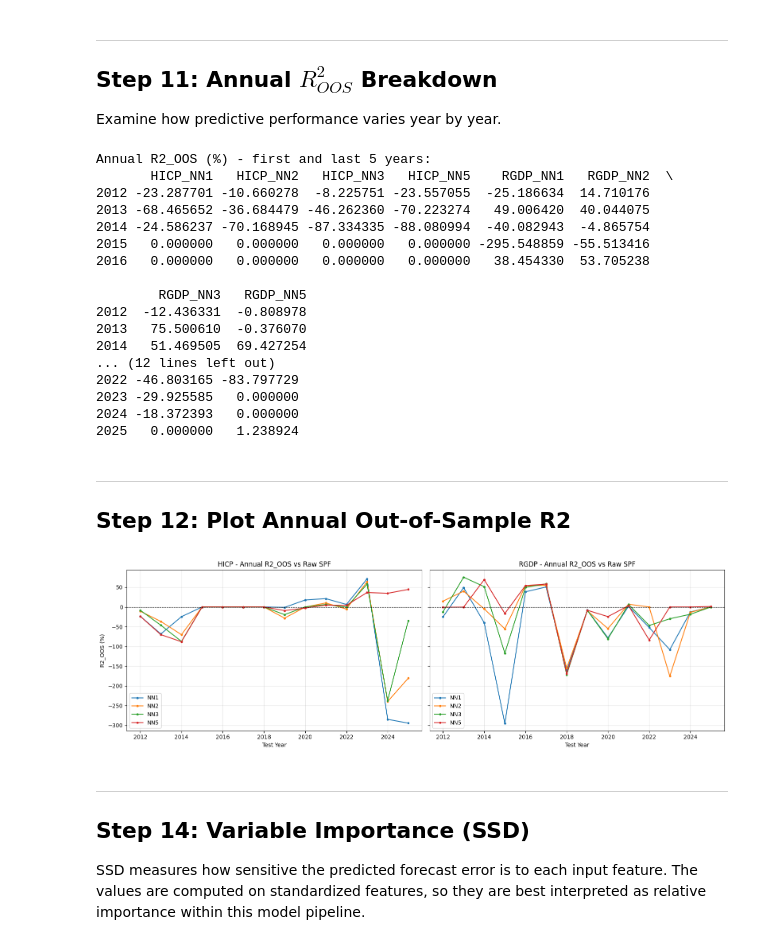
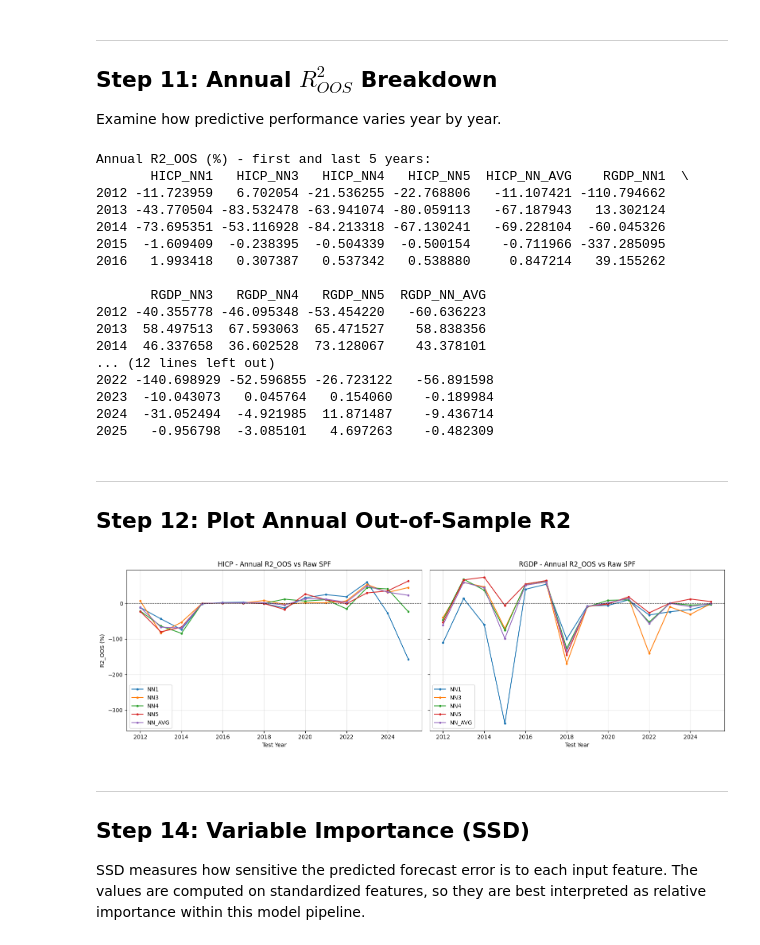
Before and after one commit to JulianReynolds/Data-Science-Assignment, a Jupyter notebook: nn_replication_a100.ipynb, the cells around one changed output. Saved outputs shown, nothing was run; the diff lists cells and outputs as text; code cells hidden in the pictures.

```diff
--- a/nn_replication_a100.ipynb
+++ b/nn_replication_a100.ipynb
@@ -1064,7 +1138,7 @@ def train_architecture(
         t0 = time.time()
 
         # --- Load and preprocess data for this split ---
-        X_train, y_train, X_valid, y_valid, X_test, y_test = get_split_views(split)
+        X_train, y_train, train_weights, X_valid, y_valid, valid_weights, X_test, y_test = get_split_views(split)
         train_slice = slice_for_year_range(*split["train"])
         valid_slice = slice_for_year_range(*split["valid"])
         test_slice = slice_for_year_range(*split["test"])
@@ -1091,6 +1165,8 @@ def train_architecture(
                 y_train,
                 X_valid,
                 y_valid,
+                train_weights=train_weights,
+                valid_weights=valid_weights,
                 lr=hp["lr"],
                 l1_lambda=hp["l1_lambda"],
                 batch_size=BATCH_SIZE,
@@ -1125,6 +1201,8 @@ def train_architecture(
                 y_train,
                 X_valid,
                 y_valid,
+                train_weights=train_weights,
+                valid_weights=valid_weights,
                 lr=best_hp["lr"],
                 l1_lambda=best_hp["l1_lambda"],
                 batch_size=BATCH_SIZE,
@@ -1189,6 +1267,7 @@ def train_architecture(
             "best_lr": best_hp["lr"],
             "best_l1_lambda": best_hp["l1_lambda"],
             "best_val_loss": best_val_loss,
+            "target_period_weights": USE_TARGET_PERIOD_WEIGHTS,
         })
 
         elapsed = time.time() - t0
@@ -1203,7 +1282,7 @@ def train_architecture(
             f"{elapsed:.0f}s"
         )
 
-        del X_train, y_train, X_valid, y_valid, X_test, y_test
+        del X_train, y_train, train_weights, X_valid, y_valid, valid_weights, X_test, y_test
         del ensemble_test_preds, ensemble_valid_preds
         clear_device_cache()
         gc.collect()
@@ -1245,7 +1324,7 @@ early training windows. The first model set uses `NN1`, `NN2`, and `NN3`.
 if SMOKE_TEST:
     archs_to_run = ["NN2"]
 else:
-    archs_to_run = ["NN1", "NN2", "NN3","NN5"]
+    archs_to_run = ["NN1", "NN3","NN4","NN5"]
 
 # Results are nested as results[variable][architecture].
 results = {}
@@ -1387,8 +1509,16 @@ Examine how predictive performance varies year by year.
 annual_r2 = {}
 
 for target_variable, variable_results in results.items():
-    for arch_name in archs_to_run:
-        res = variable_results[arch_name]
+    results_to_report = {
+        arch_name: variable_results[arch_name]
+        for arch_name in archs_to_run
+        if arch_name in variable_results
+    }
+    avg_result = average_architecture_result(variable_results, archs_to_run)
+    if avg_result is not None:
+        results_to_report[AVERAGE_ARCH_NAME] = avg_result
+
+    for arch_name, res in results_to_report.items():
         years = np.unique(res["test_years"])
         yearly_r2 = []
         for yr in years:
@@ -1404,55 +1534,56 @@ print("...")
 print(annual_r2_df.tail())
 # %% [output]
 Annual R2_OOS (%) - first and last 5 years:
-       HICP_NN1   HICP_NN2   HICP_NN3   HICP_NN5    RGDP_NN1   RGDP_NN2  \
-2012 -23.287701 -10.660278  -8.225751 -23.557055  -25.186634  14.710176
-2013 -68.465652 -36.684479 -46.262360 -70.223274   49.006420  40.044075
-2014 -24.586237 -70.168945 -87.334335 -88.080994  -40.082943  -4.865754
-2015   0.000000   0.000000   0.000000   0.000000 -295.548859 -55.513416
-2016   0.000000   0.000000   0.000000   0.000000   38.454330  53.705238
+       HICP_NN1   HICP_NN3   HICP_NN4   HICP_NN5  HICP_NN_AVG    RGDP_NN1  \
+2012 -11.723959   6.702054 -21.536255 -22.768806   -11.107421 -110.794662
+2013 -43.770504 -83.532478 -63.941074 -80.059113   -67.187943   13.302124
+2014 -73.695351 -53.116928 -84.213318 -67.130241   -69.228104  -60.045326
+2015  -1.609409  -0.238395  -0.504339  -0.500154    -0.711966 -337.285095
+2016   1.993418   0.307387   0.537342   0.538880     0.847214   39.155262
 
-        RGDP_NN3   RGDP_NN5
-2012  -12.436331  -0.808978
-2013   75.500610  -0.376070
-2014   51.469505  69.427254
+       RGDP_NN3   RGDP_NN4   RGDP_NN5  RGDP_NN_AVG
+2012 -40.355778 -46.095348 -53.454220   -60.636223
+2013  58.497513  67.593063  65.471527    58.838356
+2014  46.337658  36.602528  73.128067    43.378101
 ... (12 lines left out)
-2022 -46.803165 -83.797729
-2023 -29.925585   0.000000
-2024 -18.372393   0.000000
-2025   0.000000   1.238924
+2022 -140.698929 -52.596855 -26.723122   -56.891598
+2023  -10.043073   0.045764   0.154060    -0.189984
+2024  -31.052494  -4.921985  11.871487    -9.436714
+2025   -0.956798  -3.085101   4.697263    -0.482309
 # %% [markdown]
 ---
 ## Step 12: Plot Annual Out-of-Sample R2
 # %%
 # ====================================================
 # Time series plot of annual R2_OOS
 # ====================================================
 
 fig, axes = plt.subplots(1, 2, figsize=(16, 5), sharey=True)
 
 for ax, target_variable in zip(axes, TARGET_VARIABLES):
-    for arch_name in archs_to_run:
+    plot_arches = [*archs_to_run, AVERAGE_ARCH_NAME]
+    for arch_name in plot_arches:
         key = f"{target_variable}_{arch_name}"
         if key in annual_r2_df:
             ax.plot(
                 annual_r2_df.index,
                 annual_r2_df[key],
                 marker="o",
                 markersize=3,
                 label=arch_name,
             )
 
     ax.axhline(0, color="black", linewidth=0.8, linestyle="--")
     ax.set_xlabel("Test Year")
     ax.set_title(f"{target_variable} - Annual R2_OOS vs Raw SPF")
     ax.legend()
     ax.grid(alpha=0.3)
 
 axes[0].set_ylabel("R2_OOS (%)")
 plt.tight_layout()
 plt.show()
 # %% [output]
-[figure, old version]
+[figure, new version]
 # %% [markdown]
 ---
 ## Step 14: Variable Importance (SSD)
```
Also changed, not shown: parts of 13 cells of this notebook, 3 other files.
